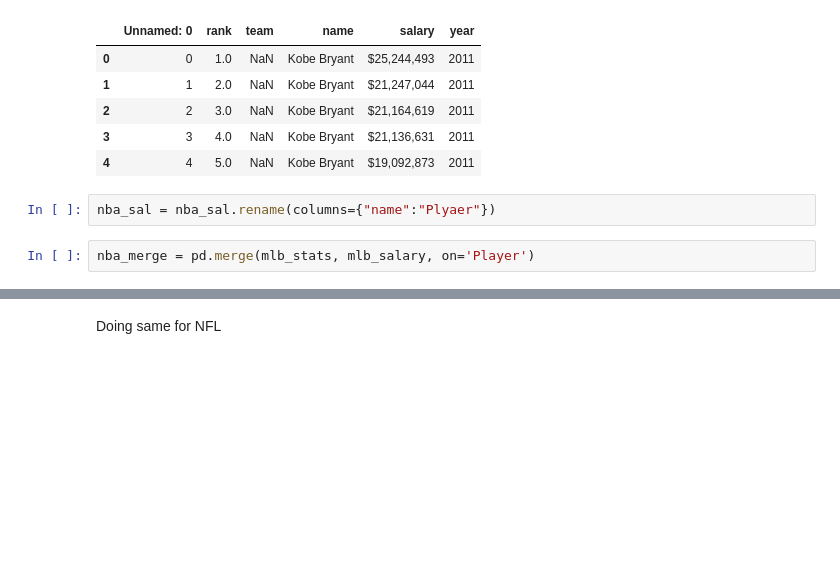
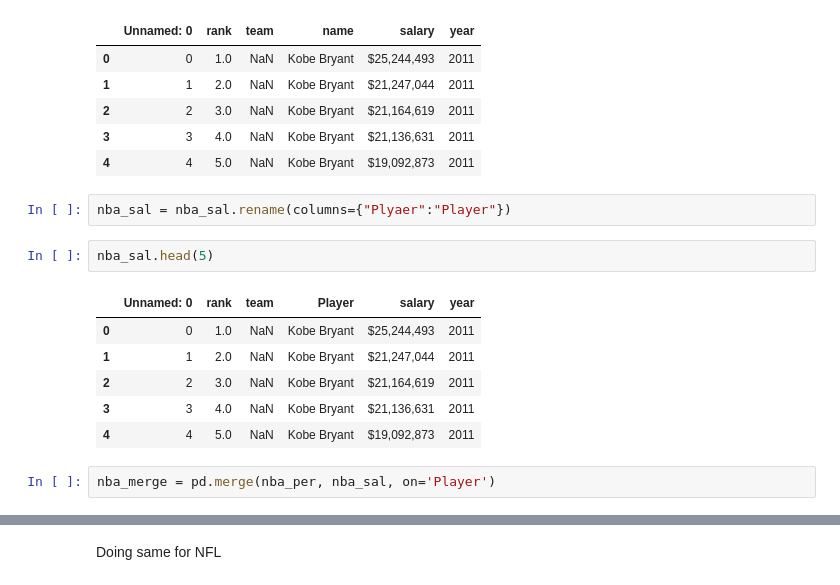
Before and after one commit to Axemen/Pro-Sports-Stats, a Jupyter notebook: fast_facts.ipynb, the cells around one changed output, grey strips where cells are left out. Saved outputs shown, nothing was run; the diff lists cells and outputs as text; blank space fills up the shorter version.

```diff
--- a/fast_facts.ipynb
+++ b/fast_facts.ipynb
@@ -130,6 +144,15 @@ nba_sal.head(5)
 | 3 | 3 | 4.0 | NaN | Kobe Bryant | $21,136,631 | 2011 |
 | 4 | 4 | 5.0 | NaN | Kobe Bryant | $19,092,873 | 2011 |
 # %%
-nba_sal = nba_sal.rename(columns={"name":"Plyaer"})
+nba_sal = nba_sal.rename(columns={"Plyaer":"Player"})
+# %%
+nba_sal.head(5)
+# %% [output]
+|  | Unnamed: 0 | rank | team | Player | salary | year |
+| 0 | 0 | 1.0 | NaN | Kobe Bryant | $25,244,493 | 2011 |
+| 1 | 1 | 2.0 | NaN | Kobe Bryant | $21,247,044 | 2011 |
+| 2 | 2 | 3.0 | NaN | Kobe Bryant | $21,164,619 | 2011 |
+| 3 | 3 | 4.0 | NaN | Kobe Bryant | $21,136,631 | 2011 |
+| 4 | 4 | 5.0 | NaN | Kobe Bryant | $19,092,873 | 2011 |
 # %%
-nba_merge = pd.merge(mlb_stats, mlb_salary, on='Player')
+nba_merge = pd.merge(nba_per, nba_sal, on='Player')
```
Also changed, not shown: parts of 9 cells of this notebook, 4 other files.
